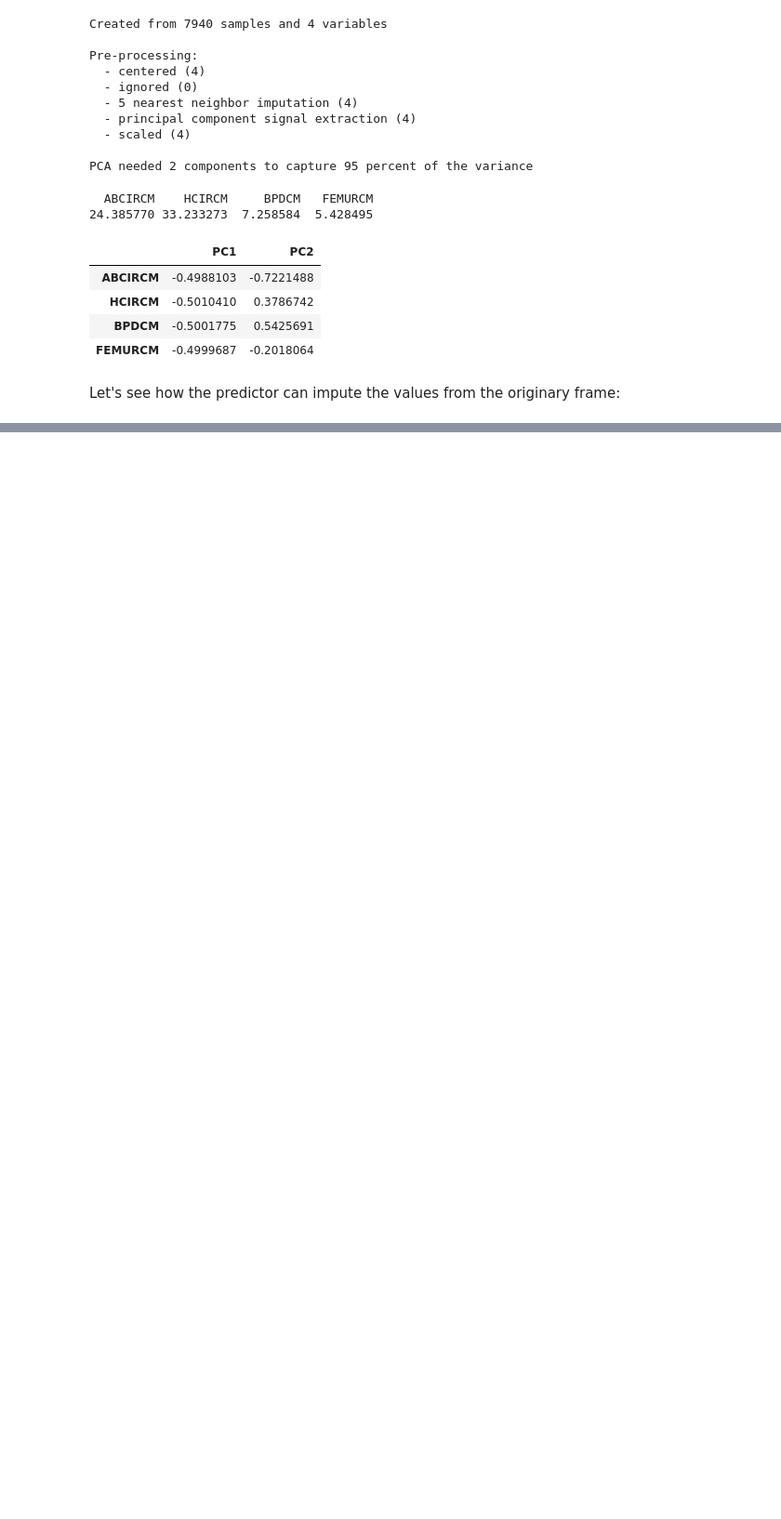
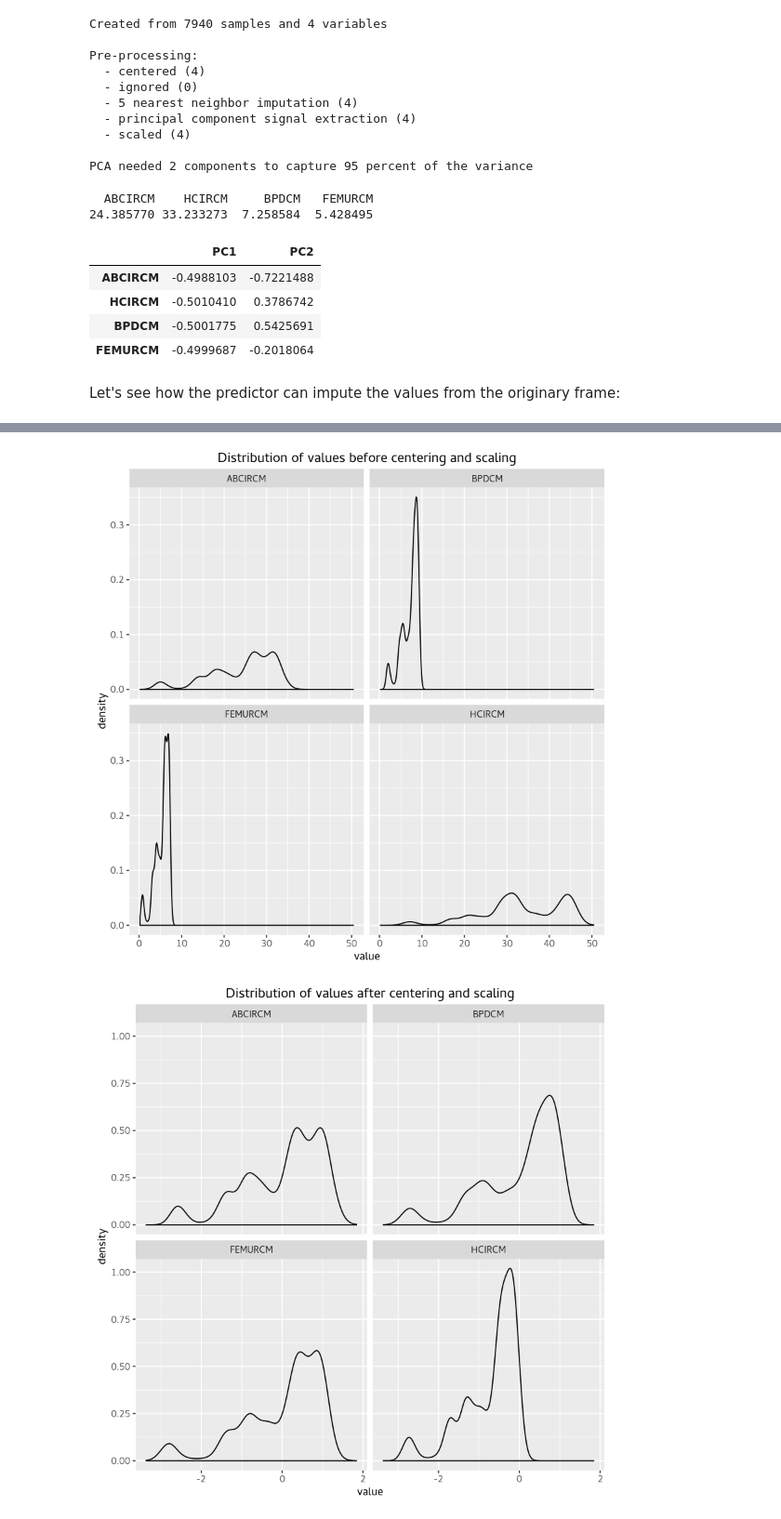
Before and after one commit to dalloliogm/hacking_global_health_london_2016, a Jupyter notebook: pre_hackaton/notebooks/exploratory analysis ultrasound.ipynb, the cells around one changed output, grey strips where cells are left out. Shown: that part at 93% size. Cells and saved outputs as stored; diff of their text form; code cells hidden in the pictures; blank space fills up the shorter version.

```diff
--- a/pre_hackaton/notebooks/exploratory analysis ultrasound.ipynb
+++ b/pre_hackaton/notebooks/exploratory analysis ultrasound.ipynb
@@ -61,7 +65,8 @@ dat.covars = dat %>% ungroup %>%
     select(ABCIRCM, HCIRCM, BPDCM, FEMURCM)
 dat.preproc = dat.covars  %>%
     mutate_each(funs(as.numeric(.))) %>%
-    preProcess(., method=c("center", "scale", "knnImpute", "pca"))
+    preProcess(., method=c("center", "scale", "knnImpute", "pca"
+                          ))
 
 #    preProcess(., method=c("center", "scale", "knnImpute", "YeoJohnson", "pca"))
 
@@ -95,8 +100,7 @@ Let's see how the predictor can impute the values from the originary frame:
 # %%
 dat.predicted = predict(
         dat.preproc %>% as.matrix,
-        dat.covars %>%
-            filter(complete.cases(.))
+        dat.covars
         )
 
 dat.predicted %>% head
@@ -118,0 +125,15 @@ dat.covars %>% head
+# %%
+
+dat.covars %>%  gather(feature, value) %>%
+    ggplot(aes(x=value)) +
+        facet_wrap(~feature) +
+        geom_density() +
+        ggtitle("Distribution of values before centering and scaling")
+
+
+dat.preproc$data %>% gather(feature, value) %>% mutate(label="post-normalization") %>%
+    ggplot(aes(x=value)) +
+        facet_wrap(~feature) +
+        geom_density() +
+        ggtitle("Distribution of values after centering and scaling")
+# %% [output]
@@ -118,0 +142,2 @@ dat.covars %>% head
+[figure, added]
+[figure, added]
```
Also changed, not shown: parts of 7 cells of this notebook.
